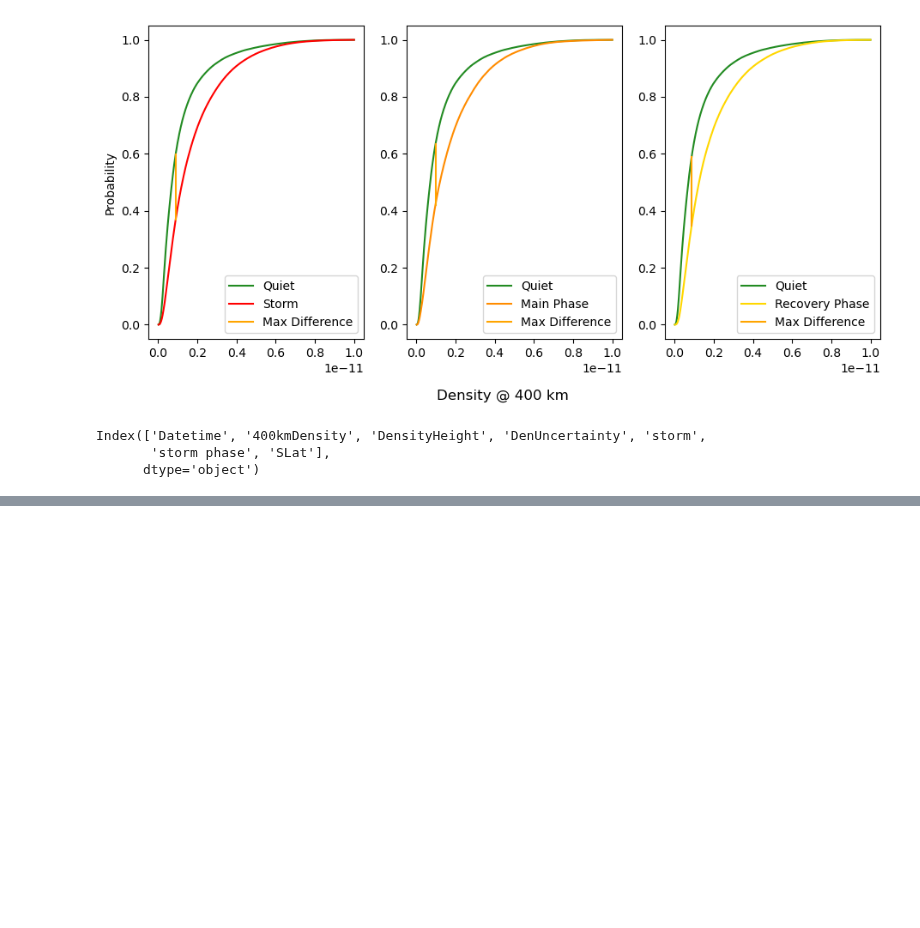
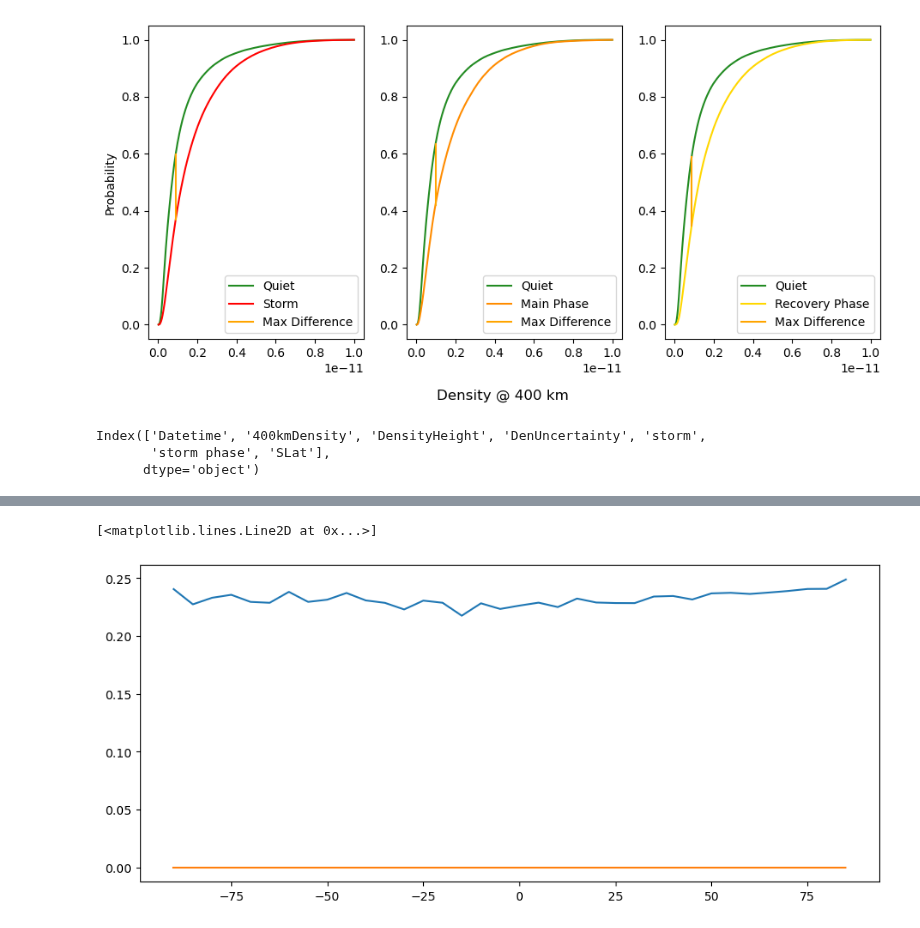
Before and after one commit to kylermurphy/SatDrag, a Jupyter notebook: Notebooks/Drag_KS_stat.ipynb, the cells around one changed output, grey strips where cells are left out. Drawn from its saved outputs; the diff is of its cells as text; code cells hidden in the pictures; blank space fills up the shorter version.

```diff
--- a/Notebooks/Drag_KS_stat.ipynb
+++ b/Notebooks/Drag_KS_stat.ipynb
@@ -270,0 +268,8 @@ KstestResult(statistic=0.23640161754556904, pvalue=0.0)
+# %%
+fig3, ax3 = plt.subplots(1,1, figsize=(11,5),gridspec_kw={'bottom':0.15})
+
+ax3.plot(yval,kval)
+ax3.plot(yval,pval)
+# %% [output]
+[<matplotlib.lines.Line2D at 0x...>]
+[figure, added]
```
Also changed, not shown: parts of 1 cell of this notebook, 1 other file.
